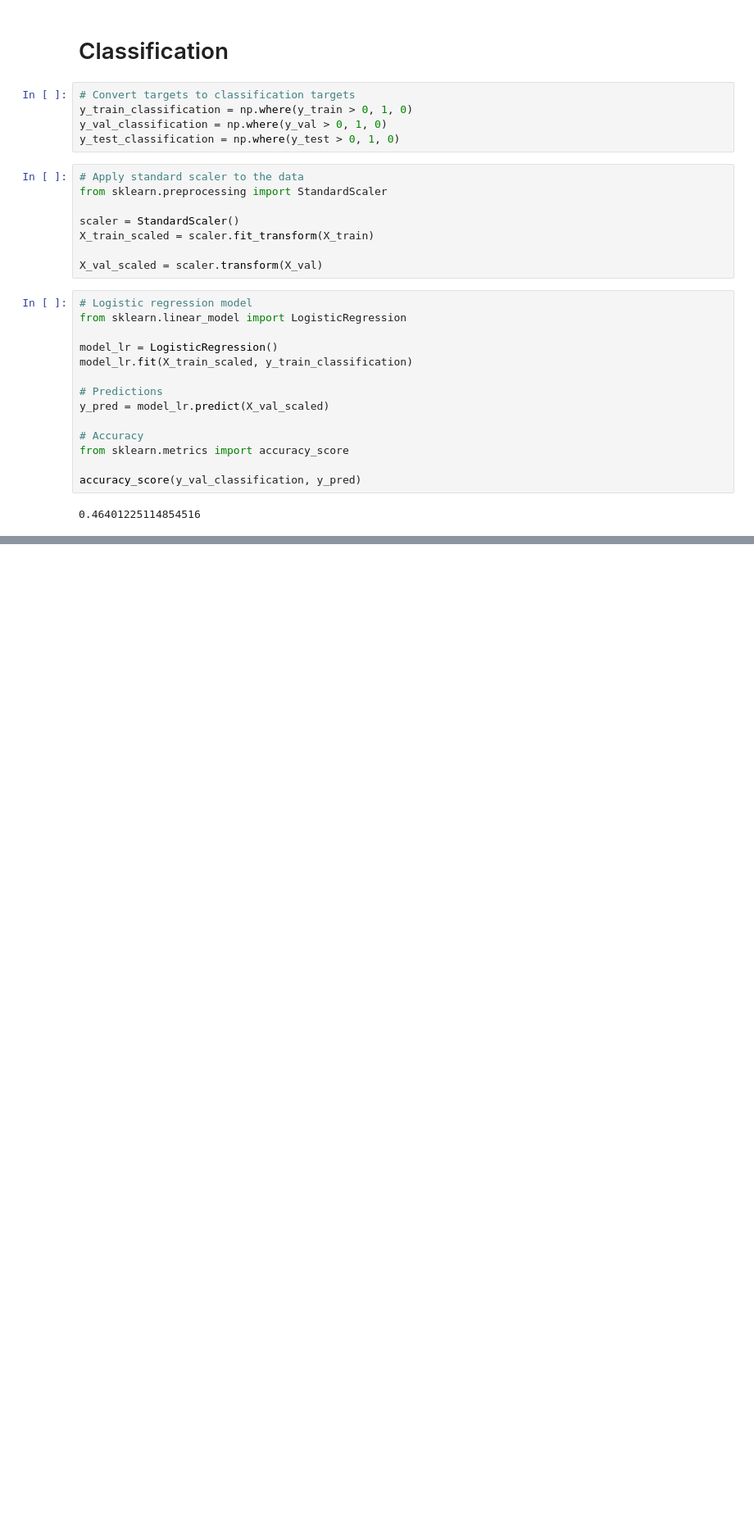
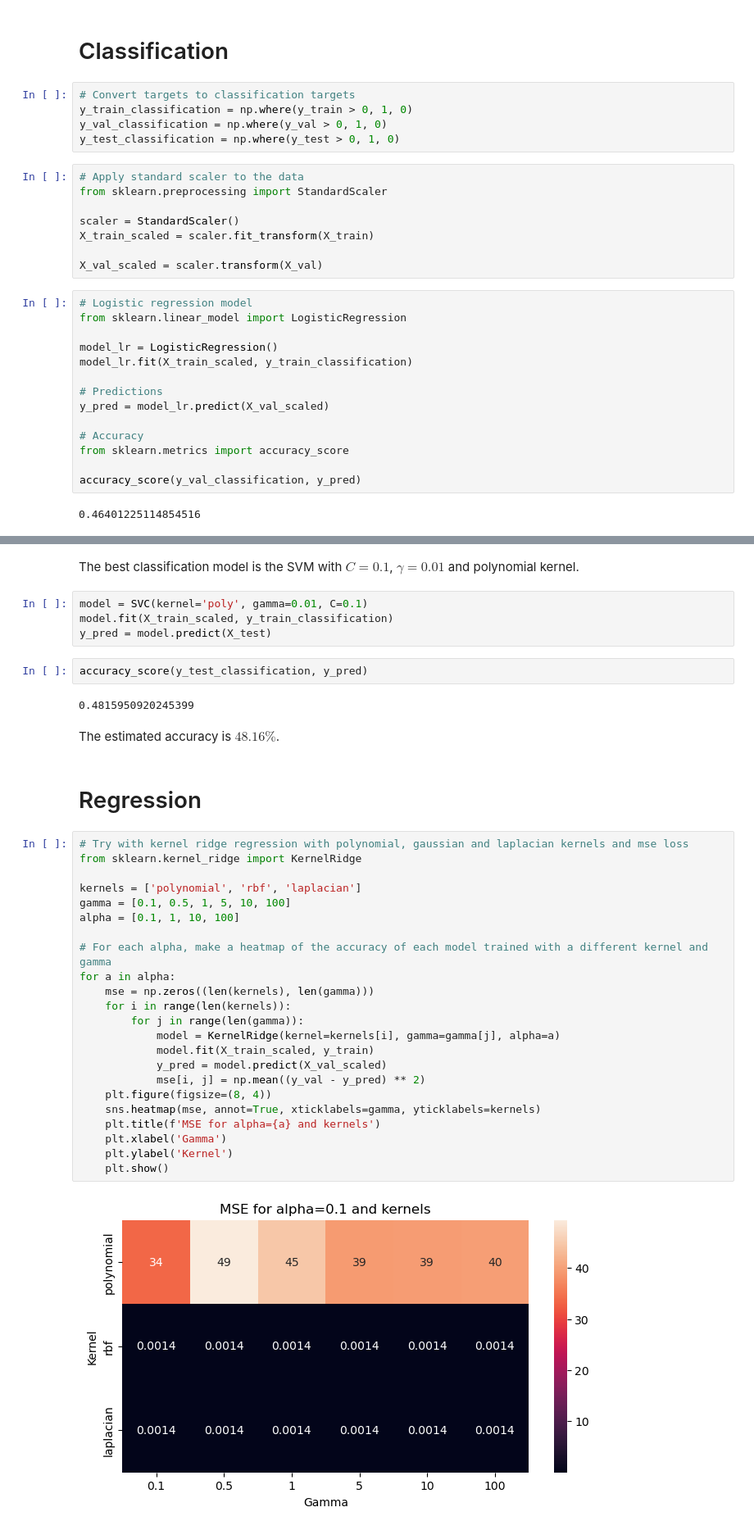
Before and after one commit to lorebenzo/btc-price-prediction, a Jupyter notebook: project/notebook.ipynb, the cells around one changed output, grey strips where cells are left out. Shown at 82% size. Drawn from its saved outputs; the diff is of its cells as text; blank space fills up the shorter version.

```diff
--- a/project/notebook.ipynb
+++ b/project/notebook.ipynb
@@ -164,0 +163,39 @@ for n in n_trees:
+# %% [markdown]
+The best classification model is the SVM with $C=0.1$, $\gamma=0.01$ and polynomial kernel.
+# %%
+model = SVC(kernel='poly', gamma=0.01, C=0.1)
+model.fit(X_train_scaled, y_train_classification)
+y_pred = model.predict(X_test)
+# %%
+accuracy_score(y_test_classification, y_pred)
+# %% [output]
+0.4815950920245399
+# %% [markdown]
+The estimated accuracy is $48.16\%$.
+# %% [markdown]
+# Regression
+# %%
+# Try with kernel ridge regression with polynomial, gaussian and laplacian kernels and mse loss
+from sklearn.kernel_ridge import KernelRidge
+
+kernels = ['polynomial', 'rbf', 'laplacian']
+gamma = [0.1, 0.5, 1, 5, 10, 100]
+alpha = [0.1, 1, 10, 100]
+
+# For each alpha, make a heatmap of the accuracy of each model trained with a different kernel and gamma
+for a in alpha:
+    mse = np.zeros((len(kernels), len(gamma)))
+    for i in range(len(kernels)):
+        for j in range(len(gamma)):
+            model = KernelRidge(kernel=kernels[i], gamma=gamma[j], alpha=a)
+            model.fit(X_train_scaled, y_train)
+            y_pred = model.predict(X_val_scaled)
+            mse[i, j] = np.mean((y_val - y_pred) ** 2)
+    plt.figure(figsize=(8, 4))
+    sns.heatmap(mse, annot=True, xticklabels=gamma, yticklabels=kernels)
+    plt.title(f'MSE for alpha={a} and kernels')
+    plt.xlabel('Gamma')
+    plt.ylabel('Kernel')
+    plt.show()
+# %% [output]
+[figure, added]
```
Also changed, not shown: parts of 10 cells of this notebook.
